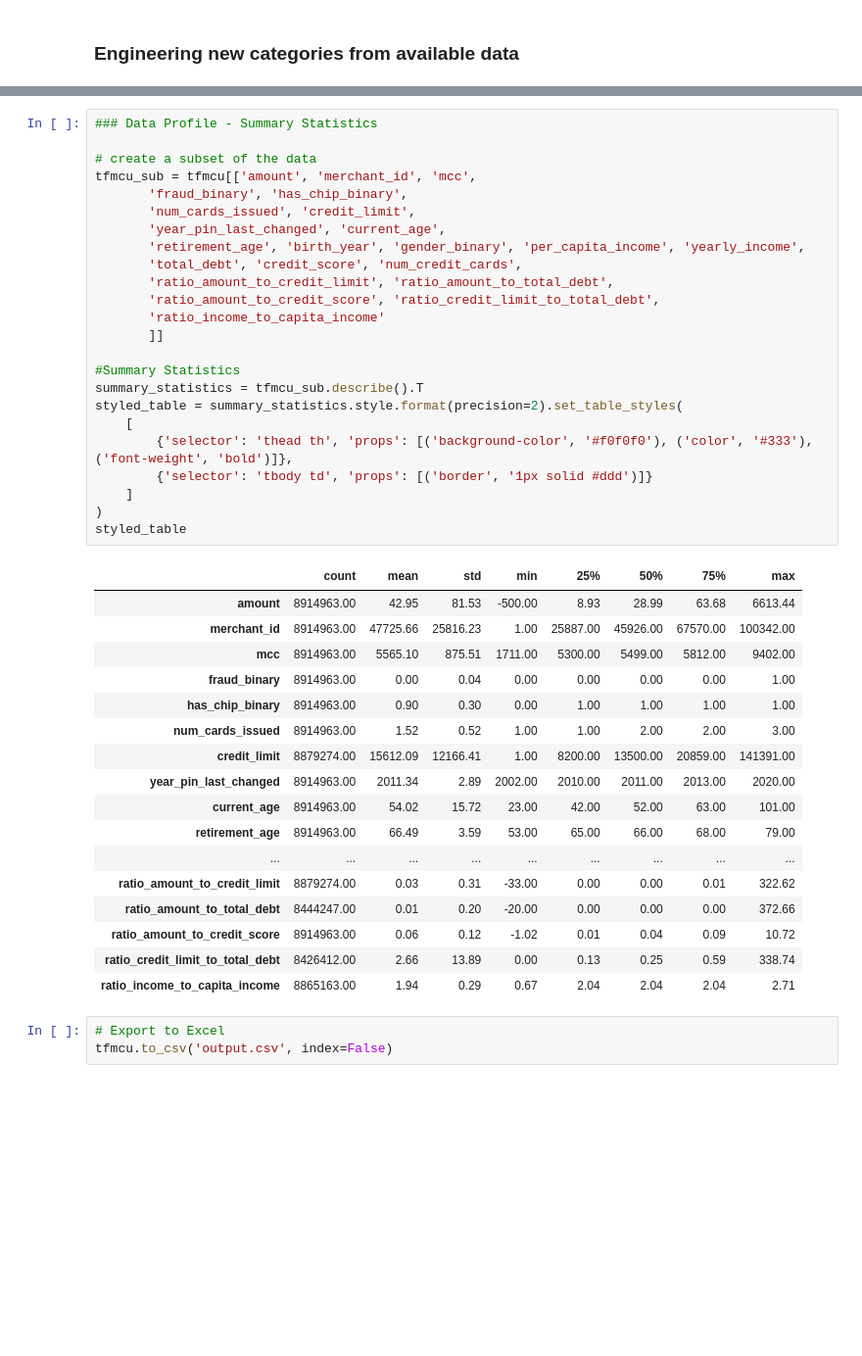
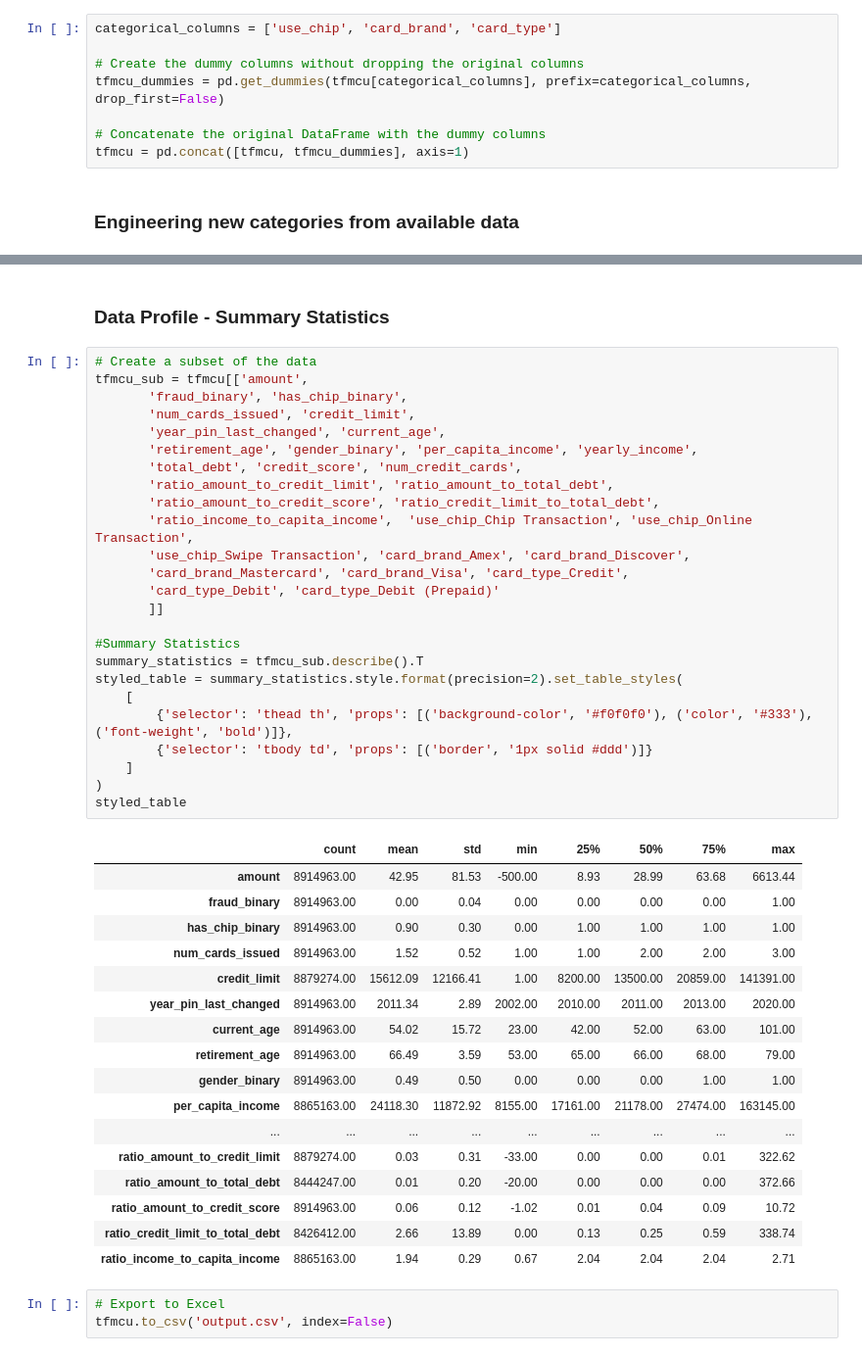
Before and after one commit to emma-sung/emma-sung.github.io, a Jupyter notebook: Financial Transactions.ipynb, the cells around one changed output, grey strips where cells are left out. Shown at 98% size. Saved outputs shown, nothing was run; the diff lists cells and outputs as text; blank space fills up the shorter version.

```diff
--- a/Financial Transactions.ipynb
+++ b/Financial Transactions.ipynb
@@ -140,3 +140,11 @@ tfmcu = pd.merge(tfm, card_user, left_on = "card_id", right_on = "id_cards", how
+# %%
+categorical_columns = ['use_chip', 'card_brand', 'card_type']
+
+# Create the dummy columns without dropping the original columns
+tfmcu_dummies = pd.get_dummies(tfmcu[categorical_columns], prefix=categorical_columns, drop_first=False)
+
+# Concatenate the original DataFrame with the dummy columns
+tfmcu = pd.concat([tfmcu, tfmcu_dummies], axis=1)
 # %% [markdown]
 ### Engineering new categories from available data
 # %%
@@ -166,32 +185,33 @@ tfmcu.head(5)
+# %% [markdown]
+### Data Profile - Summary Statistics
 # %%
-### Data Profile - Summary Statistics
-
-# create a subset of the data
-tfmcu_sub = tfmcu[['amount', 'merchant_id', 'mcc',
+# Create a subset of the data
+tfmcu_sub = tfmcu[['amount',
        'fraud_binary', 'has_chip_binary',
        'num_cards_issued', 'credit_limit',
        'year_pin_last_changed', 'current_age',
-       'retirement_age', 'birth_year', 'gender_binary', 'per_capita_income', 'yearly_income',
+       'retirement_age', 'gender_binary', 'per_capita_income', 'yearly_income',
        'total_debt', 'credit_score', 'num_credit_cards',
        'ratio_amount_to_credit_limit', 'ratio_amount_to_total_debt',
        'ratio_amount_to_credit_score', 'ratio_credit_limit_to_total_debt',
-       'ratio_income_to_capita_income'
+       'ratio_income_to_capita_income',  'use_chip_Chip Transaction', 'use_chip_Online Transaction',
+       'use_chip_Swipe Transaction', 'card_brand_Amex', 'card_brand_Discover',
+       'card_brand_Mastercard', 'card_brand_Visa', 'card_type_Credit',
+       'card_type_Debit', 'card_type_Debit (Prepaid)'
        ]]
 
 #Summary Statistics
 summary_statistics = tfmcu_sub.describe().T
 styled_table = summary_statistics.style.format(precision=2).set_table_styles(
     [
         {'selector': 'thead th', 'props': [('background-color', '#f0f0f0'), ('color', '#333'), ('font-weight', 'bold')]},
         {'selector': 'tbody td', 'props': [('border', '1px solid #ddd')]}
     ]
 )
 styled_table
 # %% [output]
 |  | count | mean | std | min | 25% | 50% | 75% | max |
 | amount | 8914963.00 | 42.95 | 81.53 | -500.00 | 8.93 | 28.99 | 63.68 | 6613.44 |
-| merchant_id | 8914963.00 | 47725.66 | 25816.23 | 1.00 | 25887.00 | 45926.00 | 67570.00 | 100342.00 |
-| mcc | 8914963.00 | 5565.10 | 875.51 | 1711.00 | 5300.00 | 5499.00 | 5812.00 | 9402.00 |
 | fraud_binary | 8914963.00 | 0.00 | 0.04 | 0.00 | 0.00 | 0.00 | 0.00 | 1.00 |
 | has_chip_binary | 8914963.00 | 0.90 | 0.30 | 0.00 | 1.00 | 1.00 | 1.00 | 1.00 |
 | num_cards_issued | 8914963.00 | 1.52 | 0.52 | 1.00 | 1.00 | 2.00 | 2.00 | 3.00 |
@@ -199,6 +219,8 @@ styled_table
 | year_pin_last_changed | 8914963.00 | 2011.34 | 2.89 | 2002.00 | 2010.00 | 2011.00 | 2013.00 | 2020.00 |
 | current_age | 8914963.00 | 54.02 | 15.72 | 23.00 | 42.00 | 52.00 | 63.00 | 101.00 |
 | retirement_age | 8914963.00 | 66.49 | 3.59 | 53.00 | 65.00 | 66.00 | 68.00 | 79.00 |
+| gender_binary | 8914963.00 | 0.49 | 0.50 | 0.00 | 0.00 | 0.00 | 1.00 | 1.00 |
+| per_capita_income | 8865163.00 | 24118.30 | 11872.92 | 8155.00 | 17161.00 | 21178.00 | 27474.00 | 163145.00 |
 | ... | ... | ... | ... | ... | ... | ... | ... | ... |
 | ratio_amount_to_credit_limit | 8879274.00 | 0.03 | 0.31 | -33.00 | 0.00 | 0.00 | 0.01 | 322.62 |
 | ratio_amount_to_total_debt | 8444247.00 | 0.01 | 0.20 | -20.00 | 0.00 | 0.00 | 0.00 | 372.66 |
```
Also changed, not shown: parts of 36 cells of this notebook.
